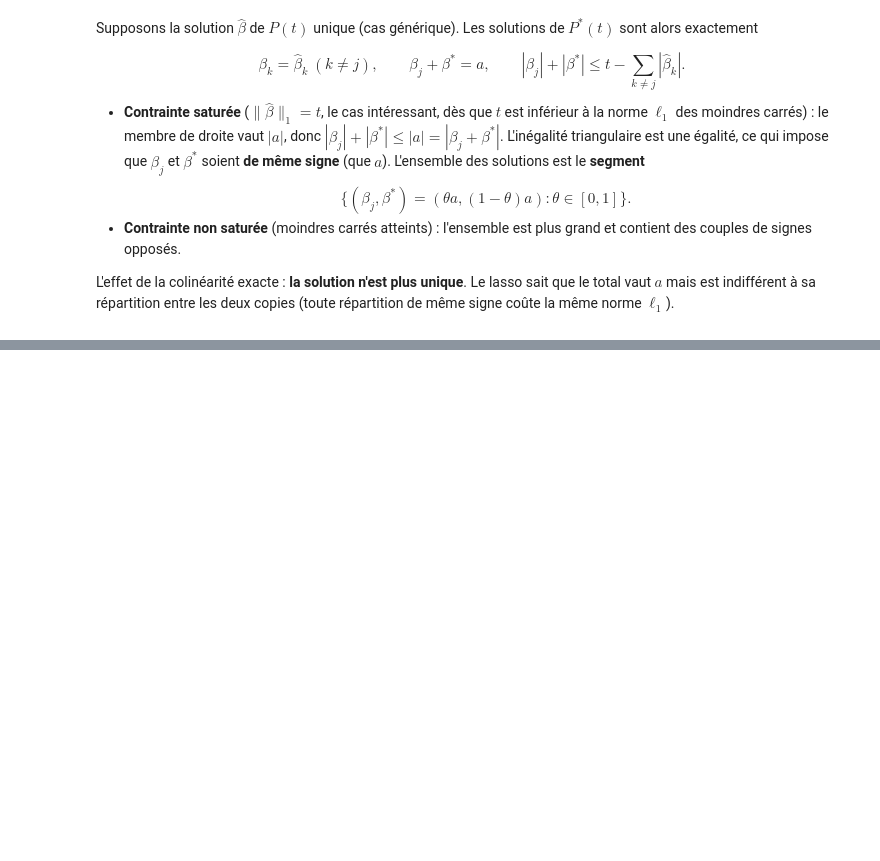
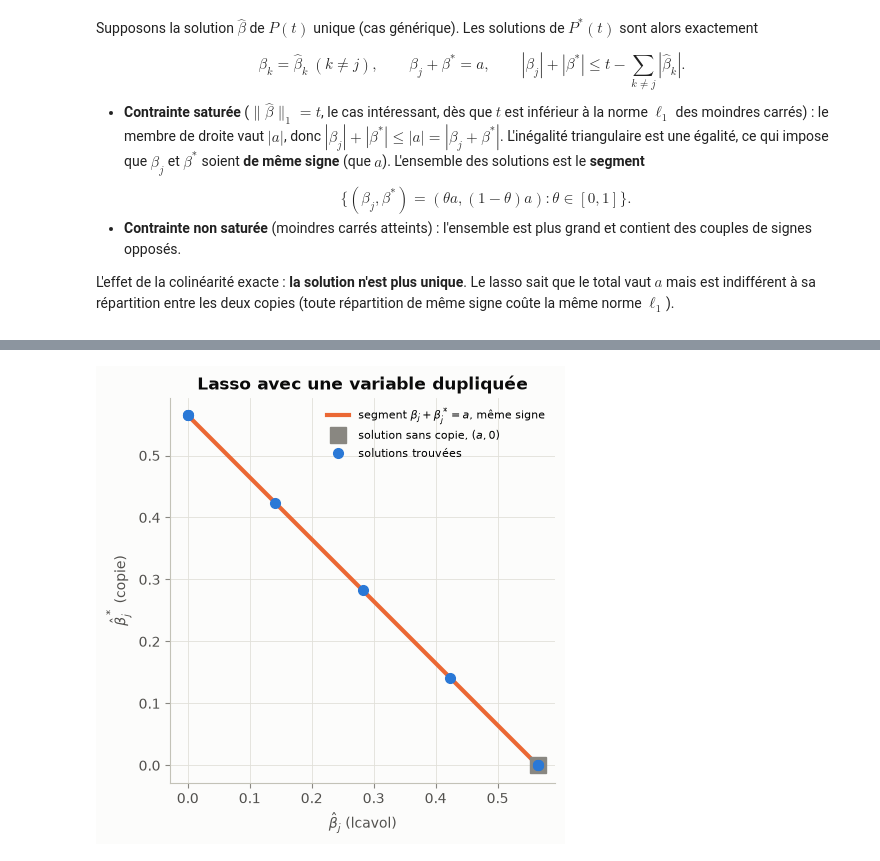
Before and after one commit to gwils28/Elements_of_Statistical_Learning__ByTheBook, a Jupyter notebook: notebooks/ch03_regression_lineaire/ch03_exercices_26-30.ipynb, the cells around one changed output, grey strips where cells are left out. Drawn from its saved outputs; the diff is of its cells as text; code cells hidden in the pictures; blank space fills up the shorter version.

Commit message:
Exercice 3.28, partie « Vérification numérique »
- Exercice 3.28, partie « Vérification numérique »
- Ex. 3.28 : simulation
- Ex. 3.28 : figure

```diff
--- a/notebooks/ch03_regression_lineaire/ch03_exercices_26-30.ipynb
+++ b/notebooks/ch03_regression_lineaire/ch03_exercices_26-30.ipynb
@@ -411,0 +421,21 @@ de même signe coûte la même norme $\ell_1$).
+# %%
+lam = 10.0
+b_orig = rc.lasso_cd(Xp, yp, lam)
+a = b_orig[0]
+X_dup = np.column_stack([Xp, Xp[:, 0]])
+print(f"lasso initial : beta_lcavol = a = {a:.4f}")
+
+
+def lasso_obj(X, y, b, lam):
+    return 0.5 * np.sum((y - X @ b) ** 2) + lam * np.abs(b).sum()
+
+
+sols = []
+for start in np.linspace(-0.5, 1.5, 9):
+    b0 = np.r_[b_orig, 0.0]
+    b0[0], b0[8] = start * a, (1 - start) * a
+    b = rc.lasso_cd(X_dup, yp, lam, beta0=b0)
+    sols.append(b)
+    print(f"départ ({b0[0]:+.3f}, {b0[8]:+.3f}) -> (beta_j, beta_j*) = ({b[0]:.4f}, {b[8]:.4f}),"
+          f" somme = {b[0] + b[8]:.4f}, critère = {lasso_obj(X_dup, yp, b, lam):.6f}")
+sols = np.array(sols)
@@ -411,0 +453,13 @@ de même signe coûte la même norme $\ell_1$).
+# %%
+fig, ax = plt.subplots(figsize=(6, 5))
+ax.plot([0, a], [a, 0], color=ORANGE, lw=3, label=r"segment $\beta_j+\beta_j^*=a$, même signe")
+ax.plot(a, 0, "s", color=GRAY, ms=12, label=r"solution sans copie, $(a, 0)$")
+ax.plot(sols[:, 0], sols[:, 8], "o", color=BLUE, ms=7, label="solutions trouvées")
+ax.set_xlabel(r"$\hat\beta_j$ (lcavol)")
+ax.set_ylabel(r"$\hat\beta_j^*$ (copie)")
+ax.set_title("Lasso avec une variable dupliquée")
+ax.set_aspect("equal")
+ax.legend(fontsize=8)
+plt.show()
+# %% [output]
+[figure, added]
```
Also changed, not shown: parts of 3 cells of this notebook.
